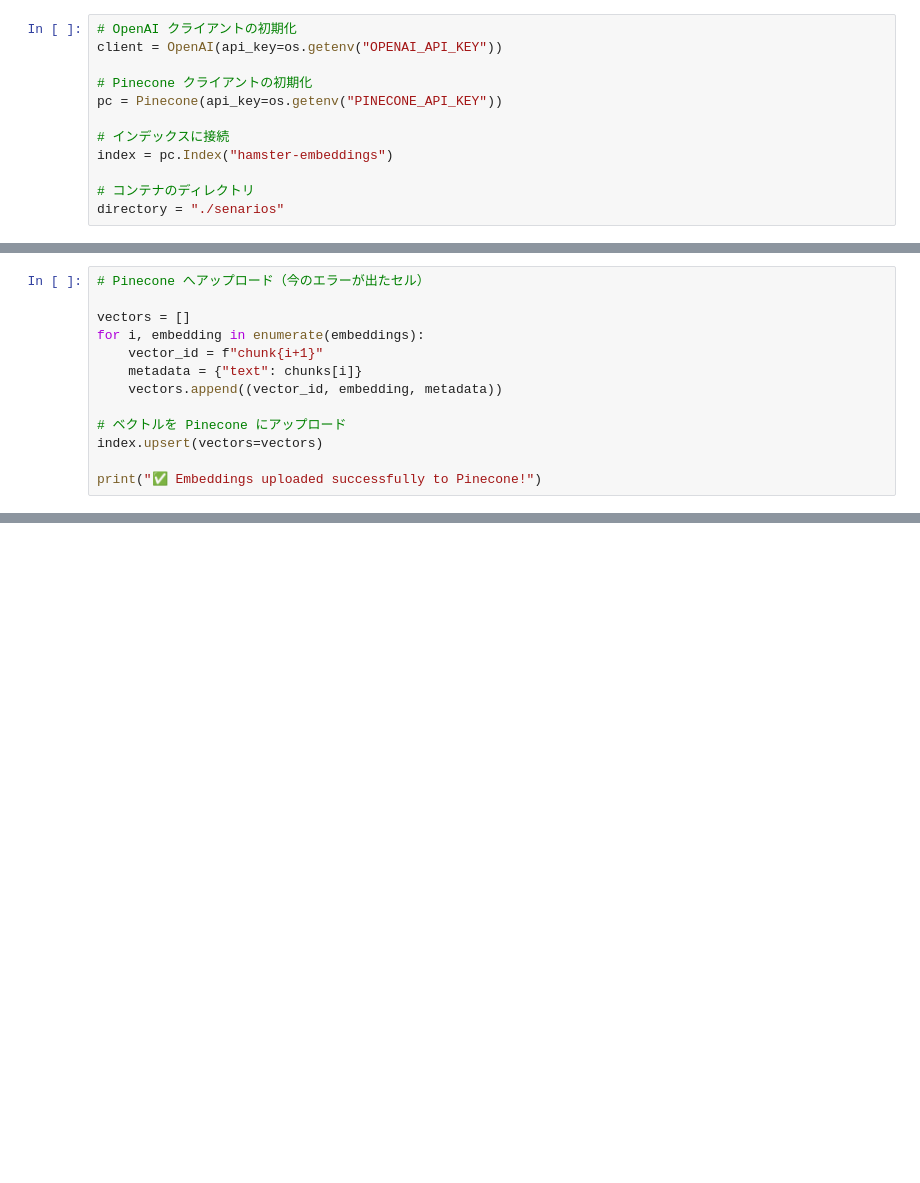
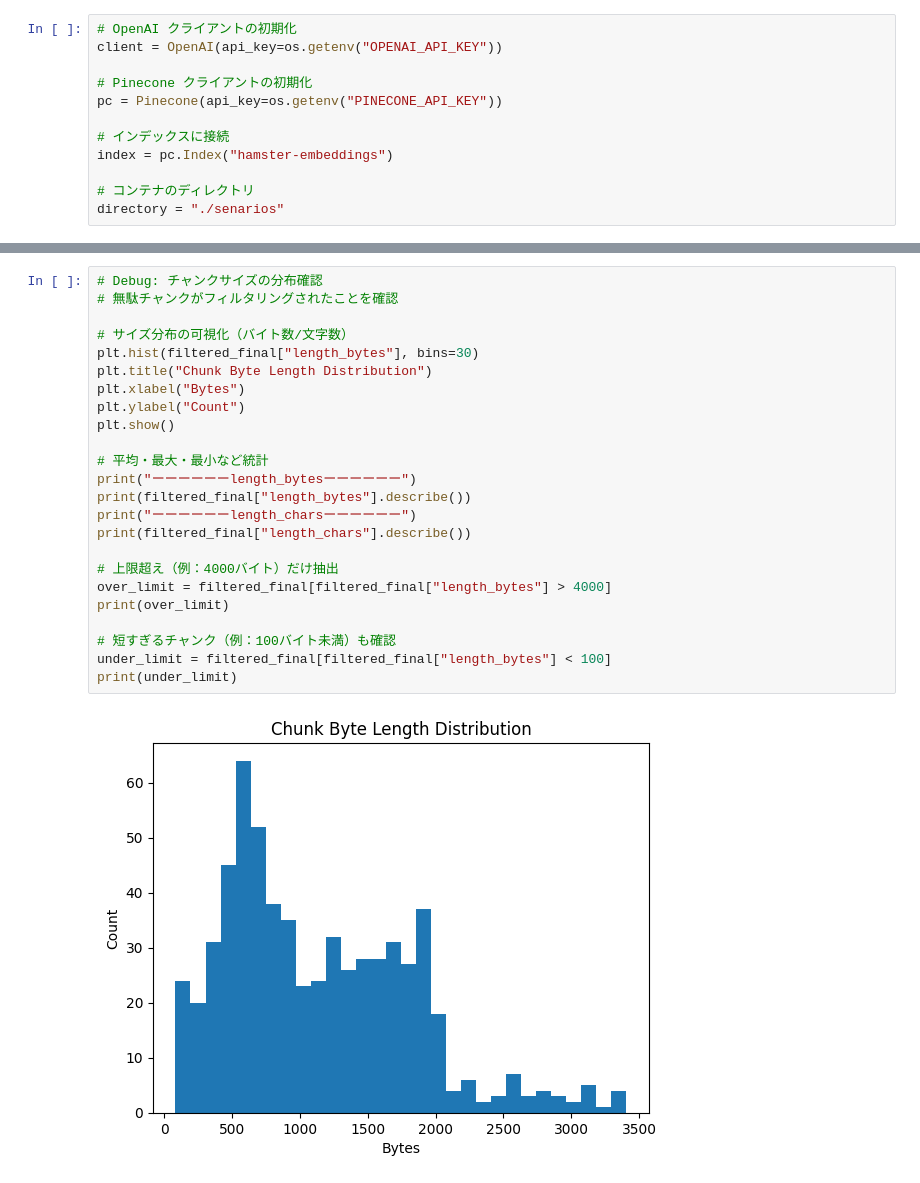
Before and after one commit to gotainu/hamster-rag, a Jupyter notebook: chunk_text.ipynb, the cells around one changed output, grey strips where cells are left out. Drawn from its saved outputs; the diff is of its cells as text; blank space fills up the shorter version.

```diff
--- a/chunk_text.ipynb
+++ b/chunk_text.ipynb
@@ -134,13 +287,0 @@ embeddings = [get_embedding(chunk) for chunk in chunks]
-# %%
-# Pinecone へアップロード（今のエラーが出たセル）
-
-vectors = []
-for i, embedding in enumerate(embeddings):
-    vector_id = f"chunk{i+1}"
-    metadata = {"text": chunks[i]}
-    vectors.append((vector_id, embedding, metadata))
-
-# ベクトルを Pinecone にアップロード
-index.upsert(vectors=vectors)
-
-print("✅ Embeddings uploaded successfully to Pinecone!")
@@ -276,0 +418,26 @@ print(chat_response.choices[0].message.content)
+# %%
+# Debug: チャンクサイズの分布確認
+# 無駄チャンクがフィルタリングされたことを確認
+
+# サイズ分布の可視化（バイト数/文字数）
+plt.hist(filtered_final["length_bytes"], bins=30)
+plt.title("Chunk Byte Length Distribution")
+plt.xlabel("Bytes")
+plt.ylabel("Count")
+plt.show()
+
+# 平均・最大・最小など統計
+print("ーーーーーーlength_bytesーーーーーー")
+print(filtered_final["length_bytes"].describe())
+print("ーーーーーーlength_charsーーーーーー")
+print(filtered_final["length_chars"].describe())
+
+# 上限超え（例：4000バイト）だけ抽出
+over_limit = filtered_final[filtered_final["length_bytes"] > 4000]
+print(over_limit)
+
+# 短すぎるチャンク（例：100バイト未満）も確認
+under_limit = filtered_final[filtered_final["length_bytes"] < 100]
+print(under_limit)
+# %% [output]
+[figure, added]
```
Also changed, not shown: parts of 37 cells of this notebook, 1 other file.
